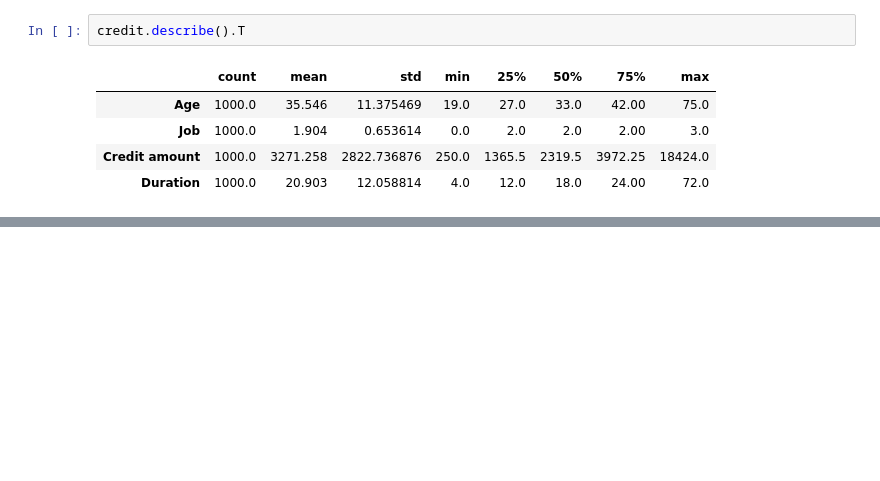
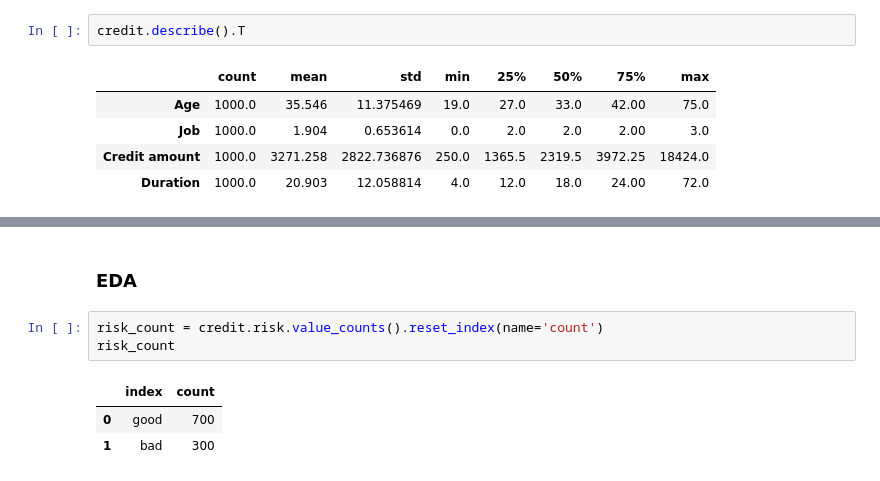
Before and after one commit to TelRich/Credit-Risk-Model, a Jupyter notebook: risk_model.ipynb, the cells around one changed output, grey strips where cells are left out. Saved outputs shown, nothing was run; the diff lists cells and outputs as text; blank space fills up the shorter version.

```diff
--- a/risk_model.ipynb
+++ b/risk_model.ipynb
@@ -75,0 +103,9 @@ credit.describe().T
+# %% [markdown]
+### EDA
+# %%
+risk_count = credit.risk.value_counts().reset_index(name='count')
+risk_count
+# %% [output]
+|  | index | count |
+| 0 | good | 700 |
+| 1 | bad | 300 |
```
Also changed, not shown: parts of 12 cells of this notebook.
